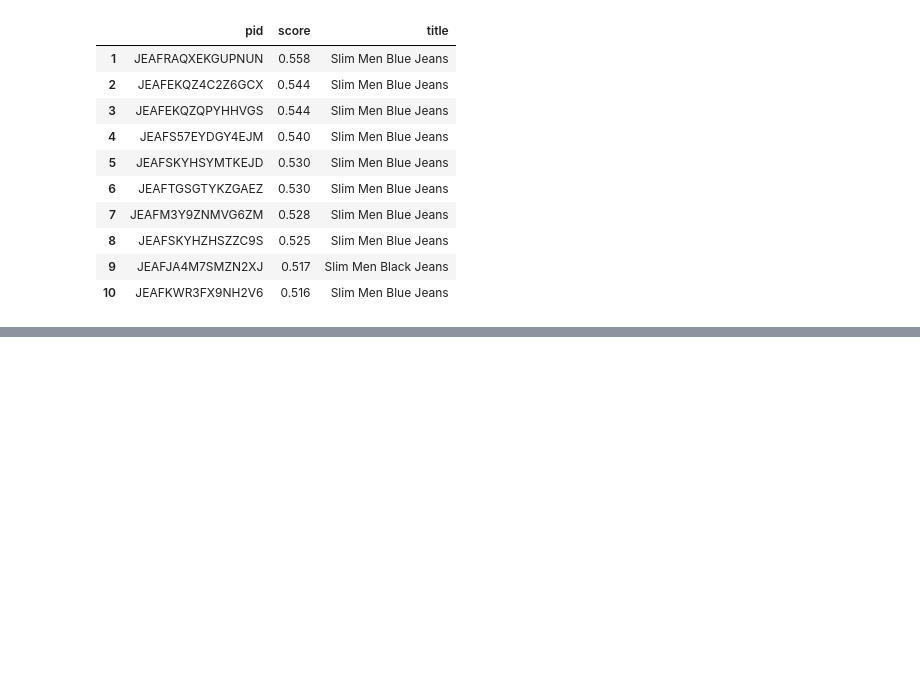
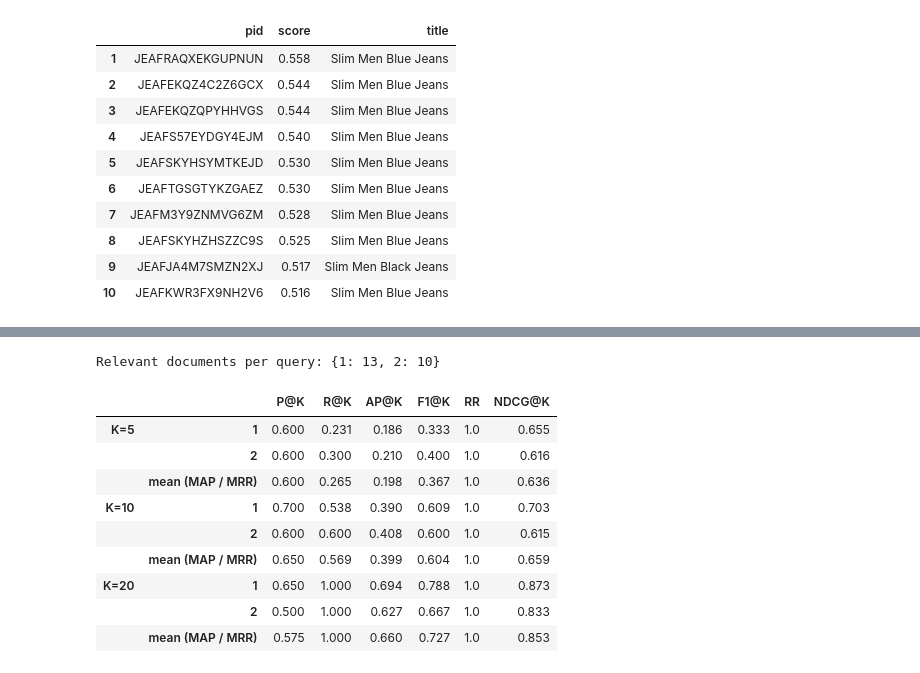
Before and after one commit to marticasasn/IRWA-2026-Search-Engine, a Jupyter notebook: IRWA_Part2_Indexing_Evaluation.ipynb, the cells around one changed output, grey strips where cells are left out. Saved outputs shown, nothing was run; the diff lists cells and outputs as text; code cells hidden in the pictures; blank space fills up the shorter version.

Commit message:
evaluate validation queries

```diff
--- a/IRWA_Part2_Indexing_Evaluation.ipynb
+++ b/IRWA_Part2_Indexing_Evaluation.ipynb
@@ -141,0 +201,31 @@ Query: 'men slim jeans blue' (220 documents match all terms)
+# %%
+VALIDATION_QUERIES = {1: "women full sleeve sweatshirt cotton", 2: "men slim jeans blue"}
+K_VALUES = [5, 10, 20]
+
+validation = pd.read_csv(VALIDATION_PATH, dtype={"pid": str})
+n_relevants = validation.groupby("query_id")["labels"].sum().to_dict()
+print("Relevant documents per query:", n_relevants)
+
+# Ranking in the order of the file
+file_rankings = {qid: g["labels"].tolist() for qid, g in validation.groupby("query_id", sort=False)}
+
+
+def metrics_table(rankings):
+    """Metrics of the rankings for every K in K_VALUES, in one table."""
+    tables = {f"K={k}": evaluate_rankings(rankings, k, n_relevants) for k in K_VALUES}
+    return pd.concat(tables)
+
+
+metrics_table(file_rankings)
+# %% [output]
+Relevant documents per query: {1: 13, 2: 10}
+|  |  | P@K | R@K | AP@K | F1@K | RR | NDCG@K |
+| K=5 | 1 | 0.600 | 0.231 | 0.186 | 0.333 | 1.0 | 0.655 |
+|  | 2 | 0.600 | 0.300 | 0.210 | 0.400 | 1.0 | 0.616 |
+|  | mean (MAP / MRR) | 0.600 | 0.265 | 0.198 | 0.367 | 1.0 | 0.636 |
+| K=10 | 1 | 0.700 | 0.538 | 0.390 | 0.609 | 1.0 | 0.703 |
+|  | 2 | 0.600 | 0.600 | 0.408 | 0.600 | 1.0 | 0.615 |
+|  | mean (MAP / MRR) | 0.650 | 0.569 | 0.399 | 0.604 | 1.0 | 0.659 |
+| K=20 | 1 | 0.650 | 1.000 | 0.694 | 0.788 | 1.0 | 0.873 |
+|  | 2 | 0.500 | 1.000 | 0.627 | 0.667 | 1.0 | 0.833 |
+|  | mean (MAP / MRR) | 0.575 | 1.000 | 0.660 | 0.727 | 1.0 | 0.853 |
```
Also changed, not shown: parts of 7 cells of this notebook.
